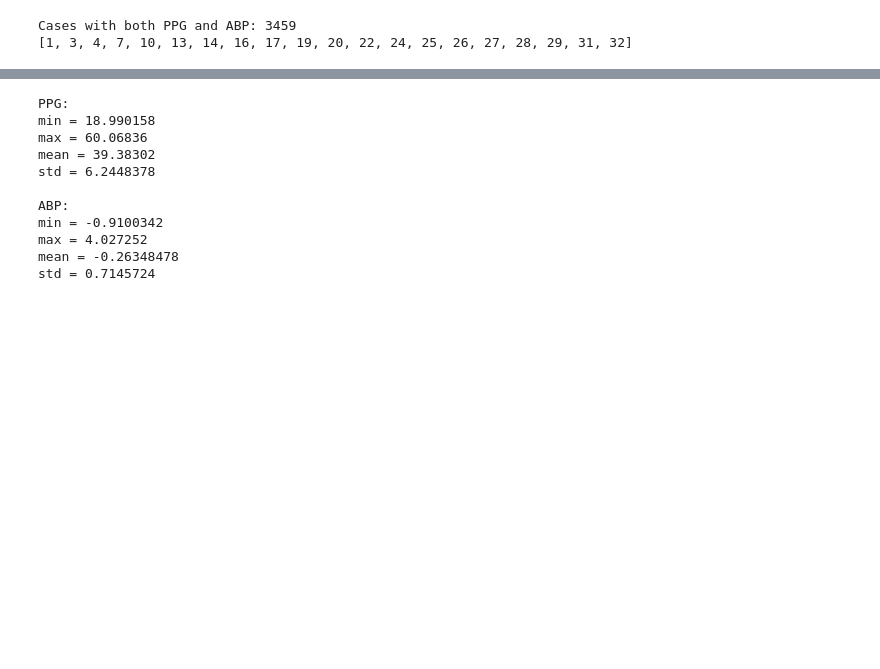
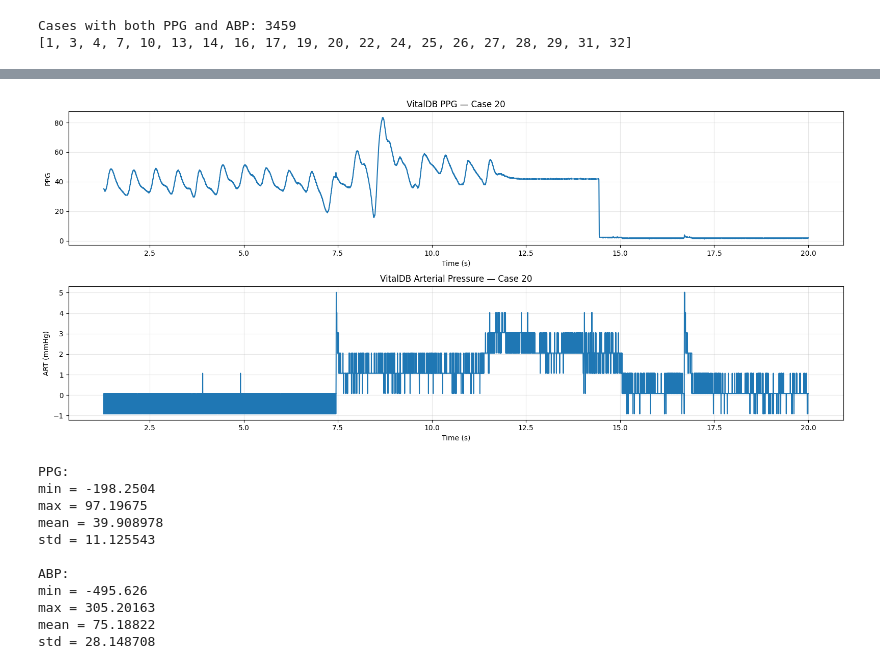
Before and after one commit to Yashvi1701/BP_estimation, a Jupyter notebook: VitalDB/VitalDB_cross_generalization.ipynb, the cells around one changed output, grey strips where cells are left out. Drawn from its saved outputs; the diff is of its cells as text; code cells hidden in the pictures; blank space fills up the shorter version.

```diff
--- a/VitalDB/VitalDB_cross_generalization.ipynb
+++ b/VitalDB/VitalDB_cross_generalization.ipynb
@@ -82,3 +118,42 @@ plt.show()
+# %%
+fs = 500
+duration = 20
+
+N = int(fs * duration)
+
+time = np.arange(N) / fs
+
+plt.figure(figsize=(16, 7))
+
+plt.subplot(2, 1, 1)
+
+plt.plot(
+    time,
+    ppg[:N]
+)
+
+plt.xlabel("Time (s)")
+plt.ylabel("PPG")
+plt.title(f"VitalDB PPG — Case {case_id}")
+plt.grid(alpha=0.3)
+
+
+plt.subplot(2, 1, 2)
+
+plt.plot(
+    time,
+    art[:N]
+)
+
+plt.xlabel("Time (s)")
+plt.ylabel("ART (mmHg)")
+plt.title(f"VitalDB Arterial Pressure — Case {case_id}")
+plt.grid(alpha=0.3)
+
+plt.tight_layout()
+plt.show()
+# %% [output]
+[figure, added]
 # %%
 print("PPG:")
 print("min =", np.nanmin(ppg))
@@ -87,19 +162,19 @@ print("mean =", np.nanmean(ppg))
 print("std =", np.nanstd(ppg))
 
 print("\nABP:")
-print("min =", np.nanmin(abp))
-print("max =", np.nanmax(abp))
-print("mean =", np.nanmean(abp))
-print("std =", np.nanstd(abp))
+print("min =", np.nanmin(art))
+print("max =", np.nanmax(art))
+print("mean =", np.nanmean(art))
+print("std =", np.nanstd(art))
 # %% [output]
 PPG:
-min = 18.990158
-max = 60.06836
-mean = 39.38302
-std = 6.2448378
+min = -198.2504
+max = 97.19675
+mean = 39.908978
+std = 11.125543
 
 ABP:
-min = -0.9100342
-max = 4.027252
-mean = -0.26348478
-std = 0.7145724
+min = -495.626
+max = 305.20163
+mean = 75.18822
+std = 28.148708
```
Also changed, not shown: parts of 10 cells of this notebook.
